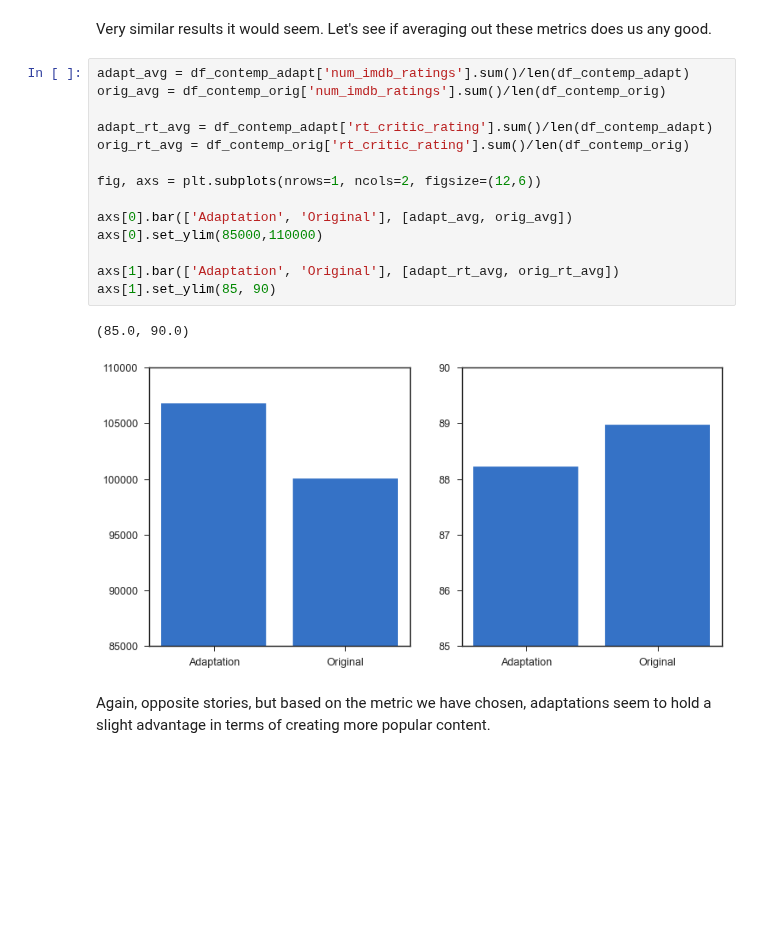
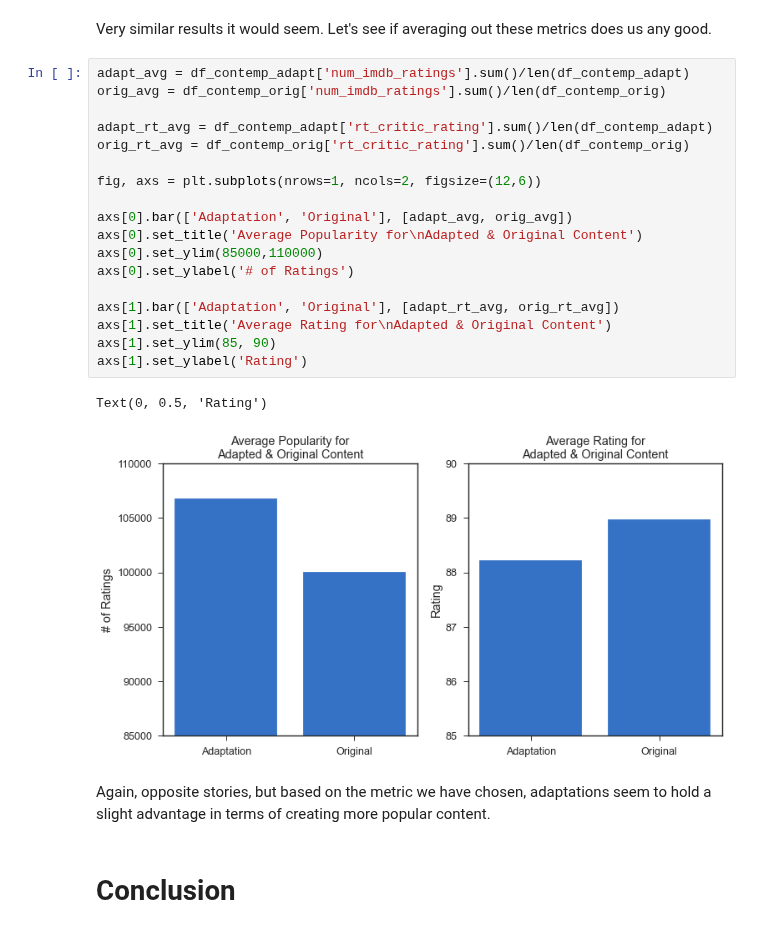
Before and after one commit to p-szymo/Movie_Project, a Jupyter notebook: television_workbook.ipynb, the cells around one changed output. Cells and saved outputs as stored; diff of their text form; blank space fills up the shorter version.

```diff
--- a/television_workbook.ipynb
+++ b/television_workbook.ipynb
@@ -527,19 +527,25 @@ Very similar results it would seem. Let's see if averaging out these metrics doe
 # %%
 adapt_avg = df_contemp_adapt['num_imdb_ratings'].sum()/len(df_contemp_adapt)
 orig_avg = df_contemp_orig['num_imdb_ratings'].sum()/len(df_contemp_orig)
 
 adapt_rt_avg = df_contemp_adapt['rt_critic_rating'].sum()/len(df_contemp_adapt)
 orig_rt_avg = df_contemp_orig['rt_critic_rating'].sum()/len(df_contemp_orig)
 
 fig, axs = plt.subplots(nrows=1, ncols=2, figsize=(12,6))
 
 axs[0].bar(['Adaptation', 'Original'], [adapt_avg, orig_avg])
+axs[0].set_title('Average Popularity for\nAdapted & Original Content')
 axs[0].set_ylim(85000,110000)
+axs[0].set_ylabel('# of Ratings')
 
 axs[1].bar(['Adaptation', 'Original'], [adapt_rt_avg, orig_rt_avg])
+axs[1].set_title('Average Rating for\nAdapted & Original Content')
 axs[1].set_ylim(85, 90)
+axs[1].set_ylabel('Rating')
 # %% [output]
-(85.0, 90.0)
+Text(0, 0.5, 'Rating')
-[figure, old version]
+[figure, new version]
 # %% [markdown]
 Again, opposite stories, but based on the metric we have chosen, adaptations seem to hold a slight advantage in terms of creating more popular content.
+# %% [markdown]
+# Conclusion
```
Also changed, not shown: parts of 4 cells of this notebook.
